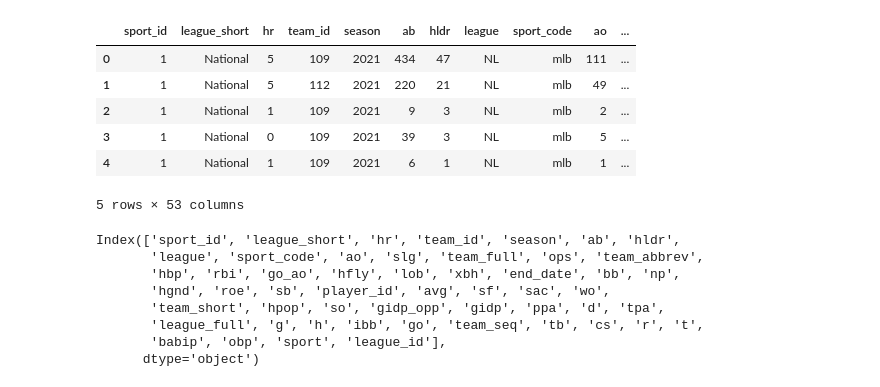
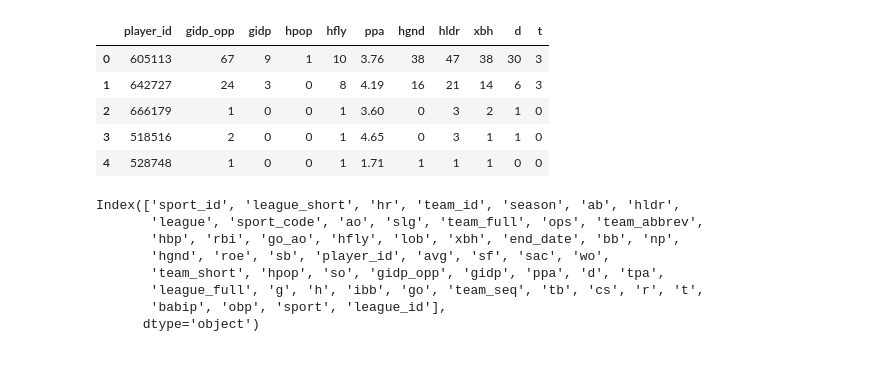
Before and after one commit to dxday45/projects, a Jupyter notebook: data_visualizations.ipynb, the cells around one changed output. Cells and saved outputs as stored; diff of their text form; code cells hidden in the pictures.

```diff
--- a/data_visualizations.ipynb
+++ b/data_visualizations.ipynb
@@ -9,14 +10,13 @@ DD = '/Users/donaldday/Documents/projects'
 hitting = pd.read_csv(os.path.join(DD, 'hitting_2021'))
-# %%
-hitting.head()
-# %% [output]
-|  | sport_id | league_short | hr | team_id | season | ab | hldr | league | sport_code | ao | ... |
-| 0 | 1 | National | 5 | 109 | 2021 | 434 | 47 | NL | mlb | 111 | ... |
-| 1 | 1 | National | 5 | 112 | 2021 | 220 | 21 | NL | mlb | 49 | ... |
-| 2 | 1 | National | 1 | 109 | 2021 | 9 | 3 | NL | mlb | 2 | ... |
-| 3 | 1 | National | 0 | 109 | 2021 | 39 | 3 | NL | mlb | 5 | ... |
-| 4 | 1 | National | 1 | 109 | 2021 | 6 | 1 | NL | mlb | 1 | ... |
-5 rows × 53 columns
+# %%
+hitting[['player_id', 'gidp_opp', 'gidp', 'hpop', 'hfly', 'ppa', 'hgnd', 'hldr', 'xbh', 'd', 't']].head()
+# %% [output]
+|  | player_id | gidp_opp | gidp | hpop | hfly | ppa | hgnd | hldr | xbh | d | t |
+| 0 | 605113 | 67 | 9 | 1 | 10 | 3.76 | 38 | 47 | 38 | 30 | 3 |
+| 1 | 642727 | 24 | 3 | 0 | 8 | 4.19 | 16 | 21 | 14 | 6 | 3 |
+| 2 | 666179 | 1 | 0 | 0 | 1 | 3.60 | 0 | 3 | 2 | 1 | 0 |
+| 3 | 518516 | 2 | 0 | 0 | 1 | 4.65 | 0 | 3 | 1 | 1 | 0 |
+| 4 | 528748 | 1 | 0 | 0 | 1 | 1.71 | 1 | 1 | 1 | 0 | 0 |
 # %%
 hitting.keys()
 # %% [output]
```
Also changed, not shown: parts of 7 cells of this notebook.
